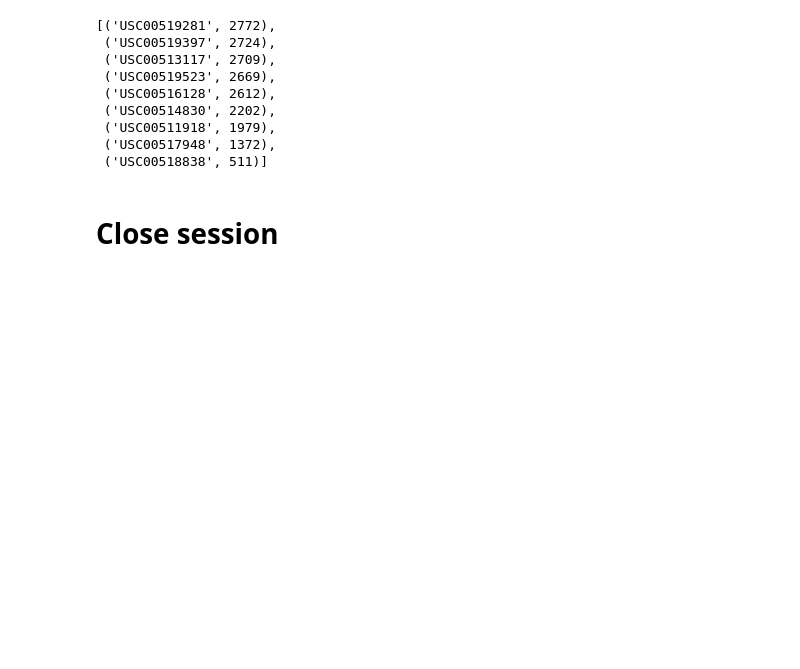
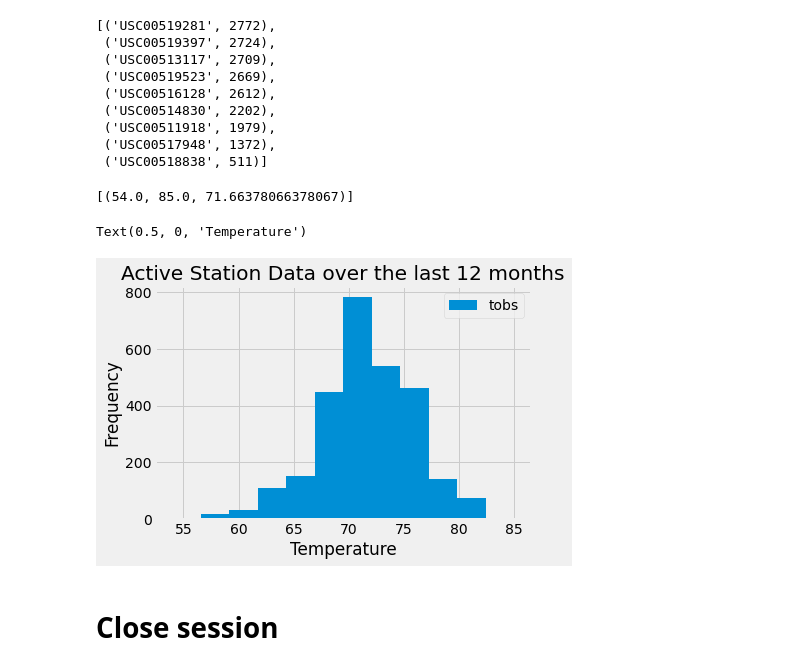
Before and after one commit to mongrella/sqlalchemy-challenge, a Jupyter notebook: Updated_Starter_Files_climate_starter.ipynb, the cells around one changed output. Drawn from its saved outputs; the diff is of its cells as text; code cells hidden in the pictures; blank space fills up the shorter version.

Commit message:
added station analysis

```diff
--- a/Updated_Starter_Files_climate_starter.ipynb
+++ b/Updated_Starter_Files_climate_starter.ipynb
@@ -126,9 +126,31 @@ active_stations
  ('USC00518838', 511)]
 # %%
 # Using the most active station id from the previous query, calculate the lowest, highest, and average temperature.
+station = 'USC00519281'
+station_temps = session.query(func.min(measurement.tobs), func.max(measurement.tobs), func.avg(measurement.tobs)).filter(measurement.station == station).all()
+
+print(station_temps)
+# %% [output]
+[(54.0, 85.0, 71.66378066378067)]
 # %%
 # Using the most active station id
-# Query the last 12 months of temperature observation data for this station and plot the results as a histogram
+# Query the last 12 months of temperature observation data for this station
+active_year = session.query(measurement.date, measurement.tobs).filter(measurement.station == 'USC00519281').filter(measurement.date > 2016-8-23).all()
+
+active_year
+
+#convert to df
+
+active_year_df = pd.DataFrame(active_year)
+
+#plot the results as a histogram
+
+active_year_df.plot.hist(bins=12)
+plt.title("Active Station Data over the last 12 months")
+plt.xlabel("Temperature")
+# %% [output]
+Text(0.5, 0, 'Temperature')
+[figure, added]
 # %% [markdown]
 # Close session
 # %%
```
